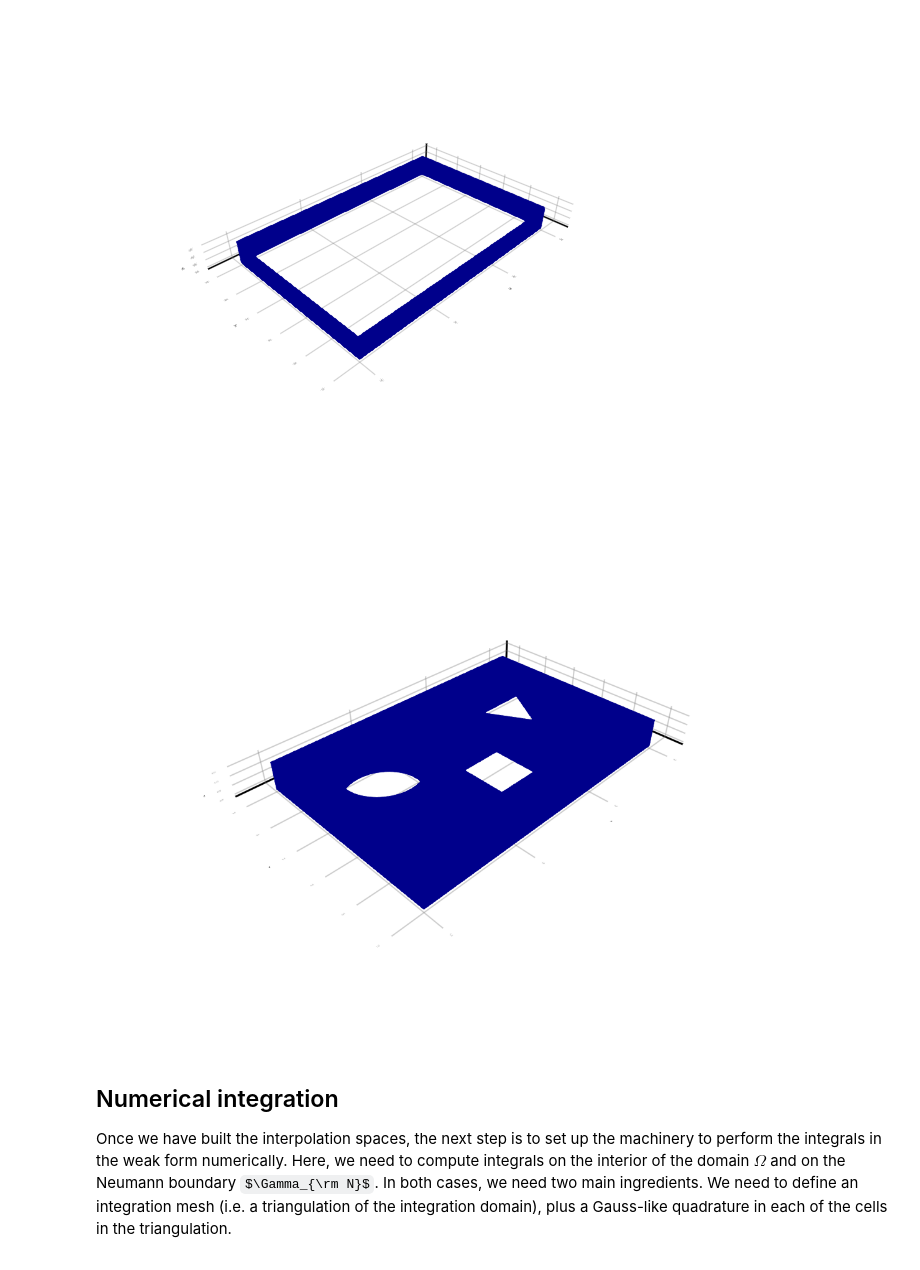
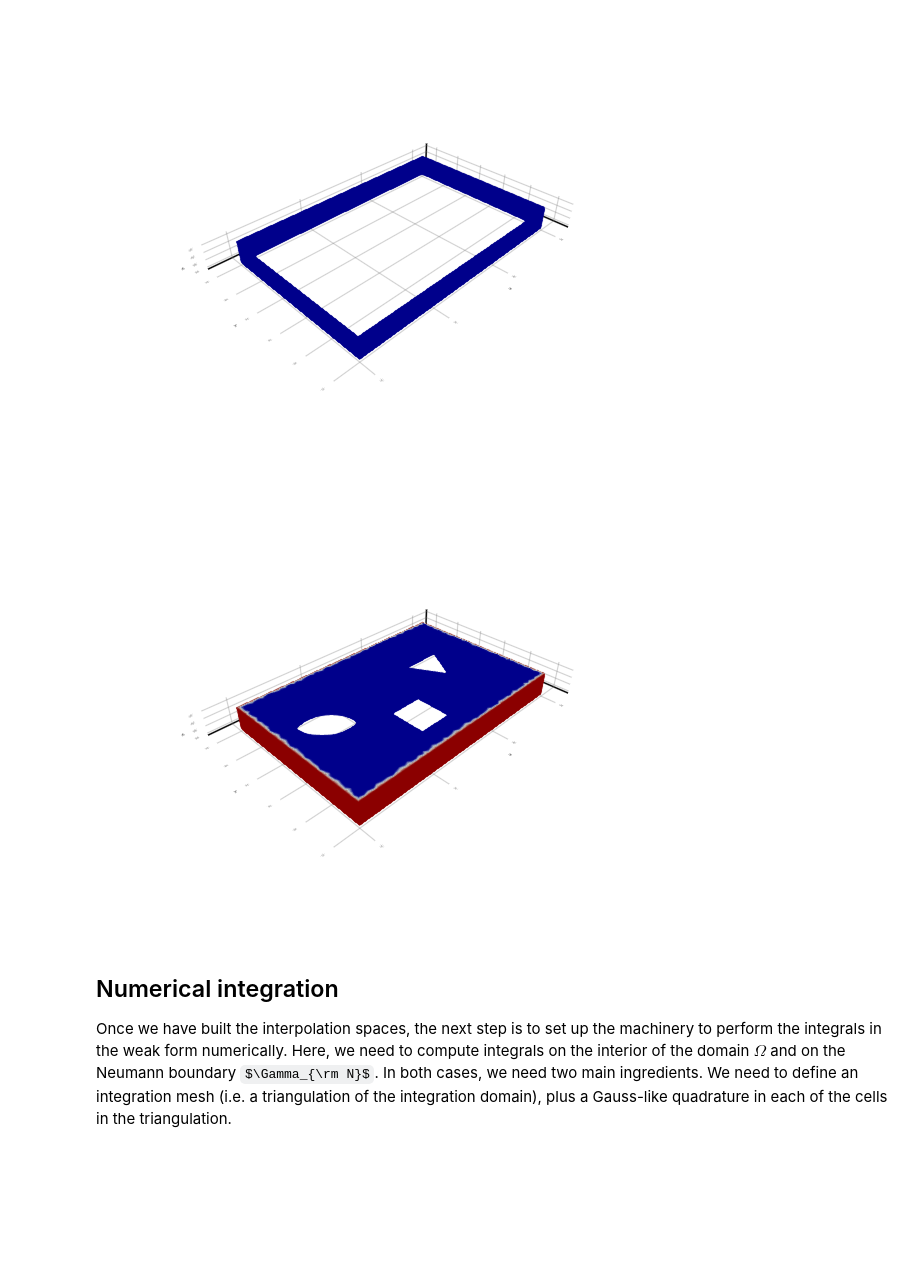
Before and after one commit to GalerkinToolkit/GalerkinToolkit.jl, a Jupyter notebook: notebooks/t001_poisson.ipynb, the cells around one changed output. Drawn from its saved outputs; the diff is of its cells as text; code cells hidden in the pictures; some formulas as TeX source; blank space fills up the shorter version.

Commit message:
Add Makie plots of DiscreteField

```diff
--- a/notebooks/t001_poisson.ipynb
+++ b/notebooks/t001_poisson.ipynb
@@ -221,16 +220,15 @@ GLMakie.plot(plt,color=GT.NodeData("g"))
 # %% [output]
 [figure]
 # %%
+# Plot with WriteVTK
 WriteVTK.vtk_grid("Ω",Ω) do plt
     GT.plot!(plt,uhd;label="uhd")
 end
 
 # Plot `DiscreteField <: AbstractQuantity` instances using Makie
-plt = GT.plot(Ω)
-GT.plot!(plt,g;label="uhd")
-GLMakie.plot(plt,color=GT.NodeData("uhd"))
+GLMakie.plot(Ω,color=uhd)
 # %% [output]
-[figure, old version]
+[figure, new version]
 # %% [markdown]
 ## Numerical integration
 
```
Also changed, not shown: parts of 3 cells of this notebook.
